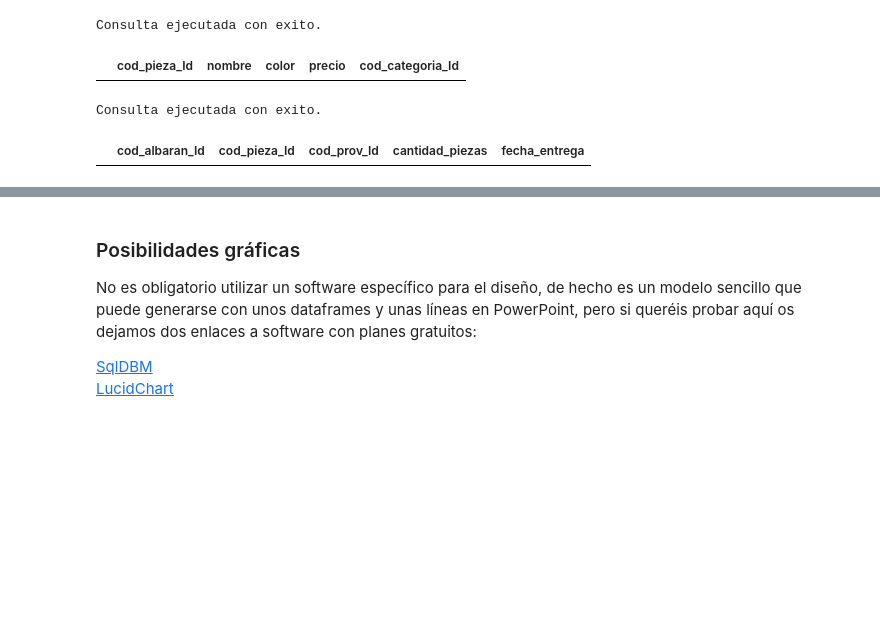
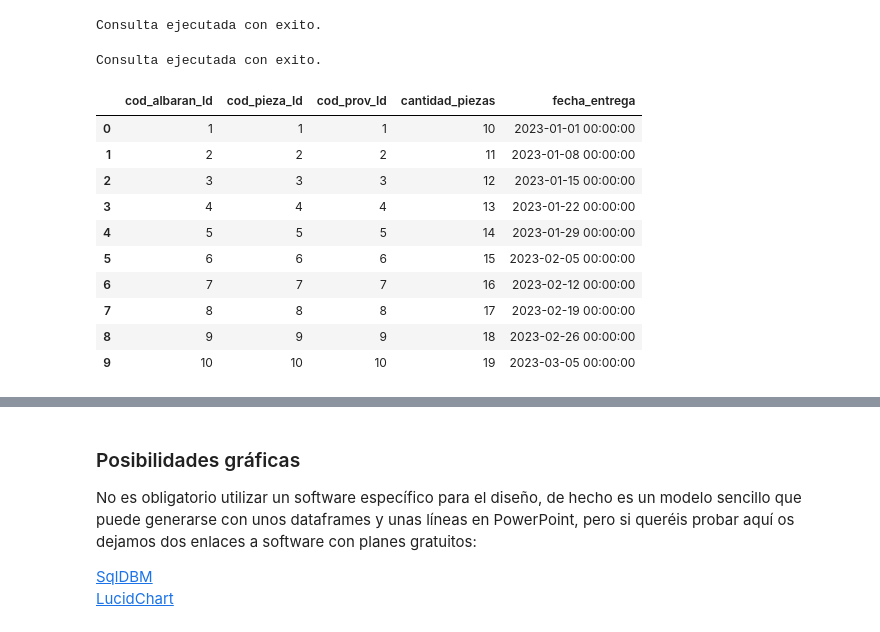
Before and after one commit to Rommel-DS/Team-Challenge---Sherlock-SQL, a Jupyter notebook: Parte_II_Modelo_BD.ipynb, the cells around one changed output, grey strips where cells are left out. Saved outputs shown, nothing was run; the diff lists cells and outputs as text; code cells hidden in the pictures; blank space fills up the shorter version.

```diff
--- a/Parte_II_Modelo_BD.ipynb
+++ b/Parte_II_Modelo_BD.ipynb
@@ -53,5 +54,5 @@ import sqlite3
 # %%
-conexion = sqlite3.connect("control_piezas.db")#Creamos base de datos
+conexion = sqlite3.connect("control_piezas.db",timeout=30)#Creamos base de datos
 cursor = conexion.cursor()#Creamos el cursor
 # %%
 def ejecutar(query):
@@ -117,11 +144,3 @@ CREATE TABLE IF NOT EXISTS pieza(
 ejecutar(query)
 # %% [output]
 Consulta ejecutada con exito.
-# %%
-query='''
-SELECT *
-FROM pieza
-'''
-consultar(query)
-# %% [output]
-|  | cod_pieza_Id | nombre | color | precio | cod_categoria_Id |
@@ -145,8 +203,19 @@ Consulta ejecutada con exito.
 # %%
-query='''
+query = """
 SELECT *
 FROM albaran_entrada_pieza
-'''
-consultar(query)
+"""
+resultado = consultar(query)
+resultado
 # %% [output]
 |  | cod_albaran_Id | cod_pieza_Id | cod_prov_Id | cantidad_piezas | fecha_entrega |
+| 0 | 1 | 1 | 1 | 10 | 2023-01-01 00:00:00 |
+| 1 | 2 | 2 | 2 | 11 | 2023-01-08 00:00:00 |
+| 2 | 3 | 3 | 3 | 12 | 2023-01-15 00:00:00 |
+| 3 | 4 | 4 | 4 | 13 | 2023-01-22 00:00:00 |
+| 4 | 5 | 5 | 5 | 14 | 2023-01-29 00:00:00 |
+| 5 | 6 | 6 | 6 | 15 | 2023-02-05 00:00:00 |
+| 6 | 7 | 7 | 7 | 16 | 2023-02-12 00:00:00 |
+| 7 | 8 | 8 | 8 | 17 | 2023-02-19 00:00:00 |
+| 8 | 9 | 9 | 9 | 18 | 2023-02-26 00:00:00 |
+| 9 | 10 | 10 | 10 | 19 | 2023-03-05 00:00:00 |
```
Also changed, not shown: parts of 12 cells of this notebook.
